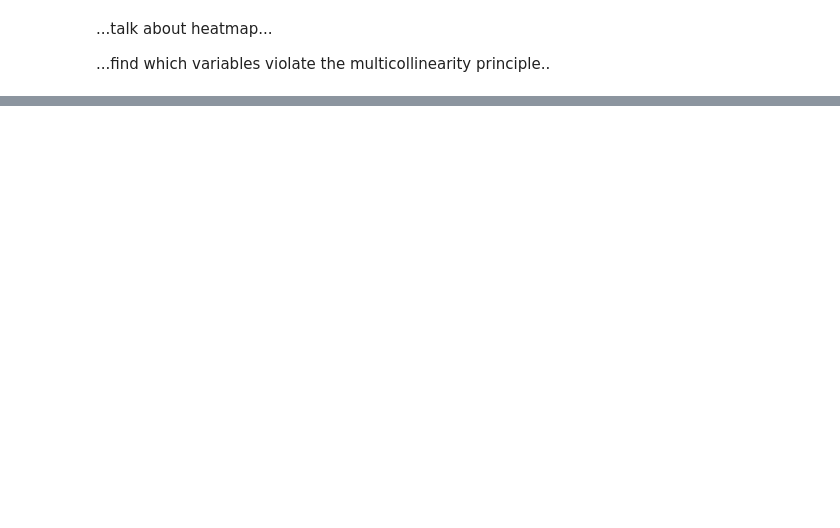
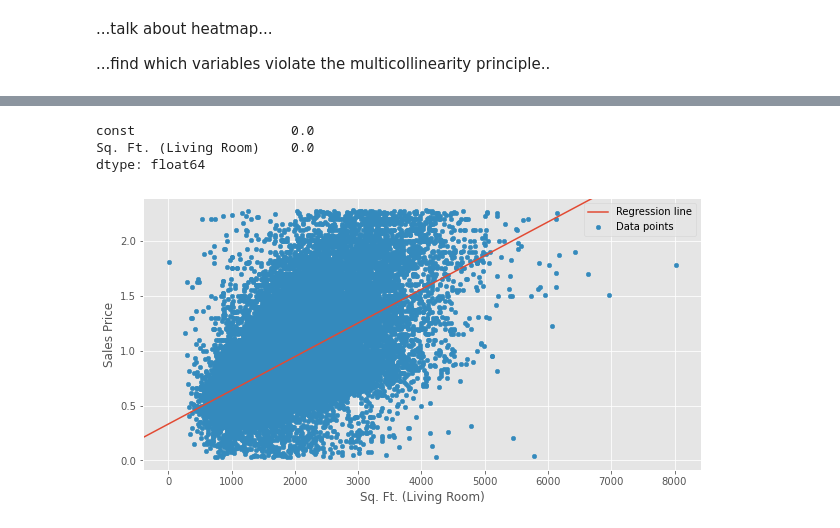
Before and after one commit to rookiescientist-andre/King-County-Real-Estate-Analysis, a Jupyter notebook: student.ipynb, the cells around one changed output, grey strips where cells are left out. Saved outputs shown, nothing was run; the diff lists cells and outputs as text; code cells hidden in the pictures; blank space fills up the shorter version.

```diff
--- a/student.ipynb
+++ b/student.ipynb
@@ -255,0 +330,7 @@ data_copy.head(20)
+# %%
+df4_copy = housing_df4.copy()
+X = df4_copy[['Sq. Ft. (Living Room)']]
+y = df4_copy['Sales Price']
+
+baseline_model = sm.OLS(y, sm.add_constant(X)).fit()
+baseline_model.summary()
@@ -255,0 +359,14 @@ data_copy.head(20)
+# %%
+baseline_model.pvalues
+# %% [output]
+const                    0.0
+Sq. Ft. (Living Room)    0.0
+dtype: float64
+# %%
+fig, ax = plt.subplots(figsize=(10, 5))
+ax.yaxis.set_major_formatter(million_formatter)
+df4_copy.plot.scatter(x="Sq. Ft. (Living Room)", y="Sales Price", label="Data points", ax=ax)
+sm.graphics.abline_plot(model_results=baseline_model, label="Regression line", ax=ax)
+ax.legend();
+# %% [output]
+[figure, added]
```
Also changed, not shown: parts of 23 cells of this notebook.
